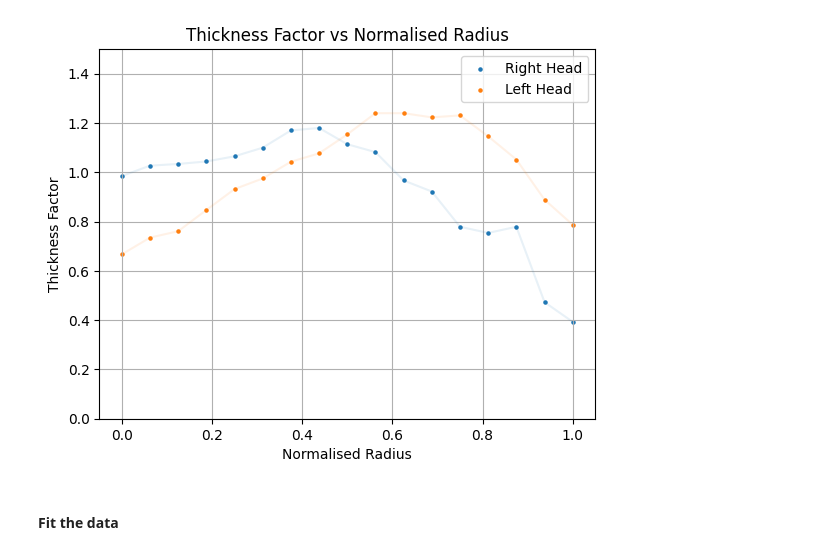
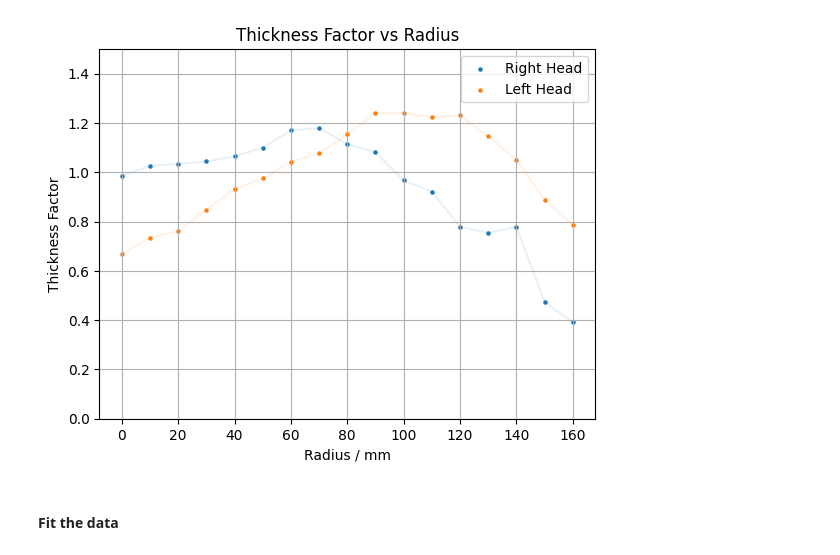
Before and after one commit to ryanlleung/CoatingAnalysis, a Jupyter notebook: plasma_tt.ipynb, the cells around one changed output. Saved outputs shown, nothing was run; the diff lists cells and outputs as text; code cells hidden in the pictures.

```diff
--- a/plasma_tt.ipynb
+++ b/plasma_tt.ipynb
@@ -12,40 +12,40 @@ from scipy.stats import gaussian_kde
 # %%
 # Import data
 df = pd.read_csv('data/plasma/PS0589.csv') # Right head
 dfnp1 = df.to_numpy()
 df = pd.read_csv('data/plasma/PS0592.csv') # Left head
 dfnp2 = df.to_numpy()
 
 if not np.array_equal(dfnp1[:,0], dfnp2[:,0]):
     raise ValueError('Radii do not match')
 radii = dfnp1[:,0]
 MAX_RADIUS = np.max(radii)
 
 # Normalise radii
 radii_norm = radii / MAX_RADIUS
 thickness_factors1 = dfnp1[:,1]
 thickness_factors2 = dfnp2[:,1]
 
 # Extract pitch and roll
 pitch1 = dfnp1[:,2][0]
 pitch2 = dfnp2[:,2][0]
 roll1 = dfnp1[:,3][0]
 roll2 = dfnp2[:,3][0]
 
 # Plot data
-plt.scatter(radii_norm, thickness_factors1, label='Right Head', s=5)
-plt.scatter(radii_norm, thickness_factors2, label='Left Head', s=5)
-plt.plot(radii_norm, thickness_factors1, alpha=0.1)
-plt.plot(radii_norm, thickness_factors2, alpha=0.1)
-plt.xlabel('Normalised Radius')
+plt.scatter(radii, thickness_factors1, label='Right Head', s=5)
+plt.scatter(radii, thickness_factors2, label='Left Head', s=5)
+plt.plot(radii, thickness_factors1, alpha=0.1)
+plt.plot(radii, thickness_factors2, alpha=0.1)
+plt.xlabel('Radius / mm')
 plt.ylabel('Thickness Factor')
-plt.title('Thickness Factor vs Normalised Radius')
+plt.title('Thickness Factor vs Radius')
 plt.ylim(0, 1.5)
 plt.legend()
 plt.grid()
 plt.show()
 # %% [output]
-[figure, old version]
+[figure, new version]
 # %% [markdown]
 #### Fit the data
 # %%
```
Also changed, not shown: parts of 12 cells of this notebook, 2 other files.
